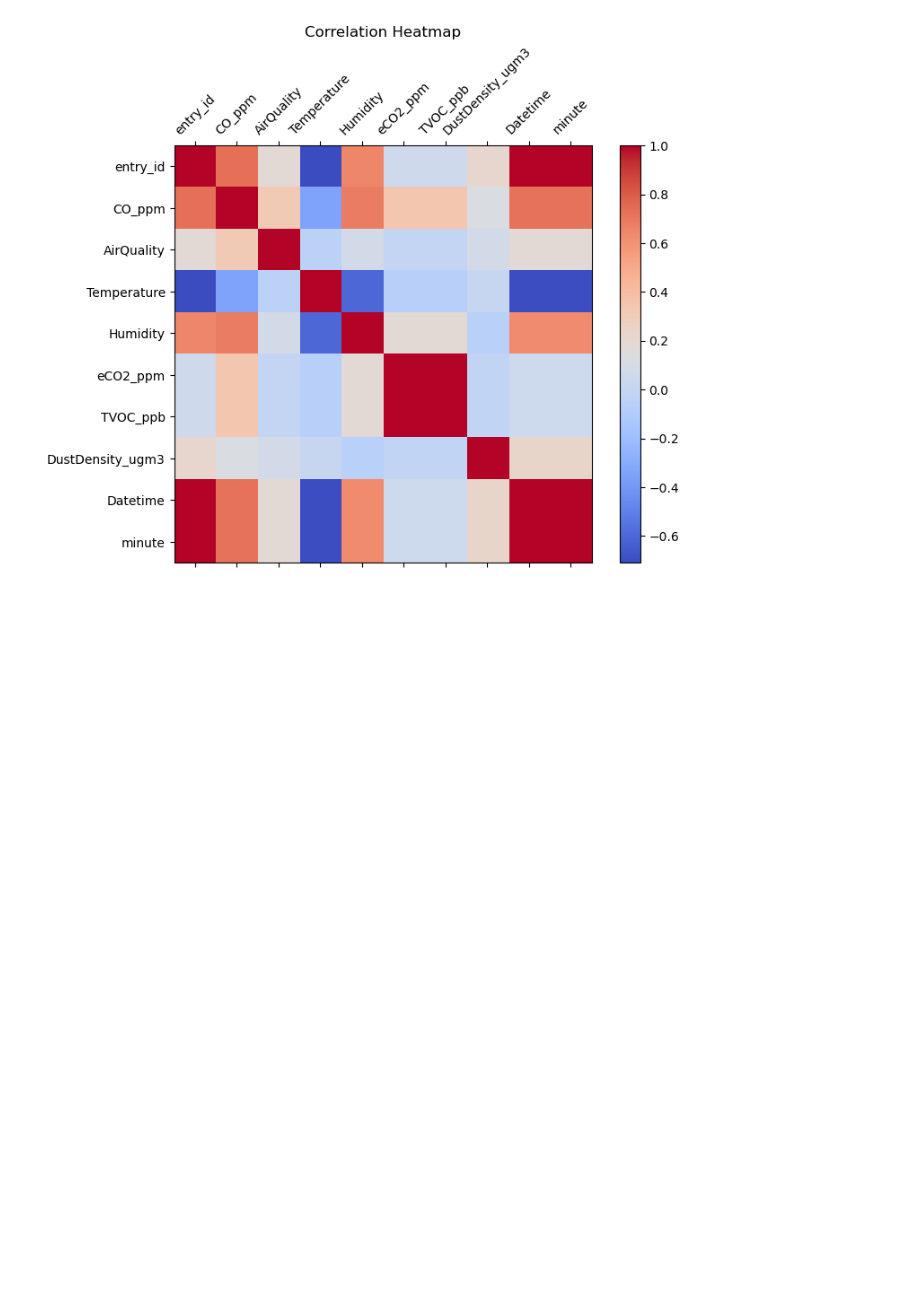
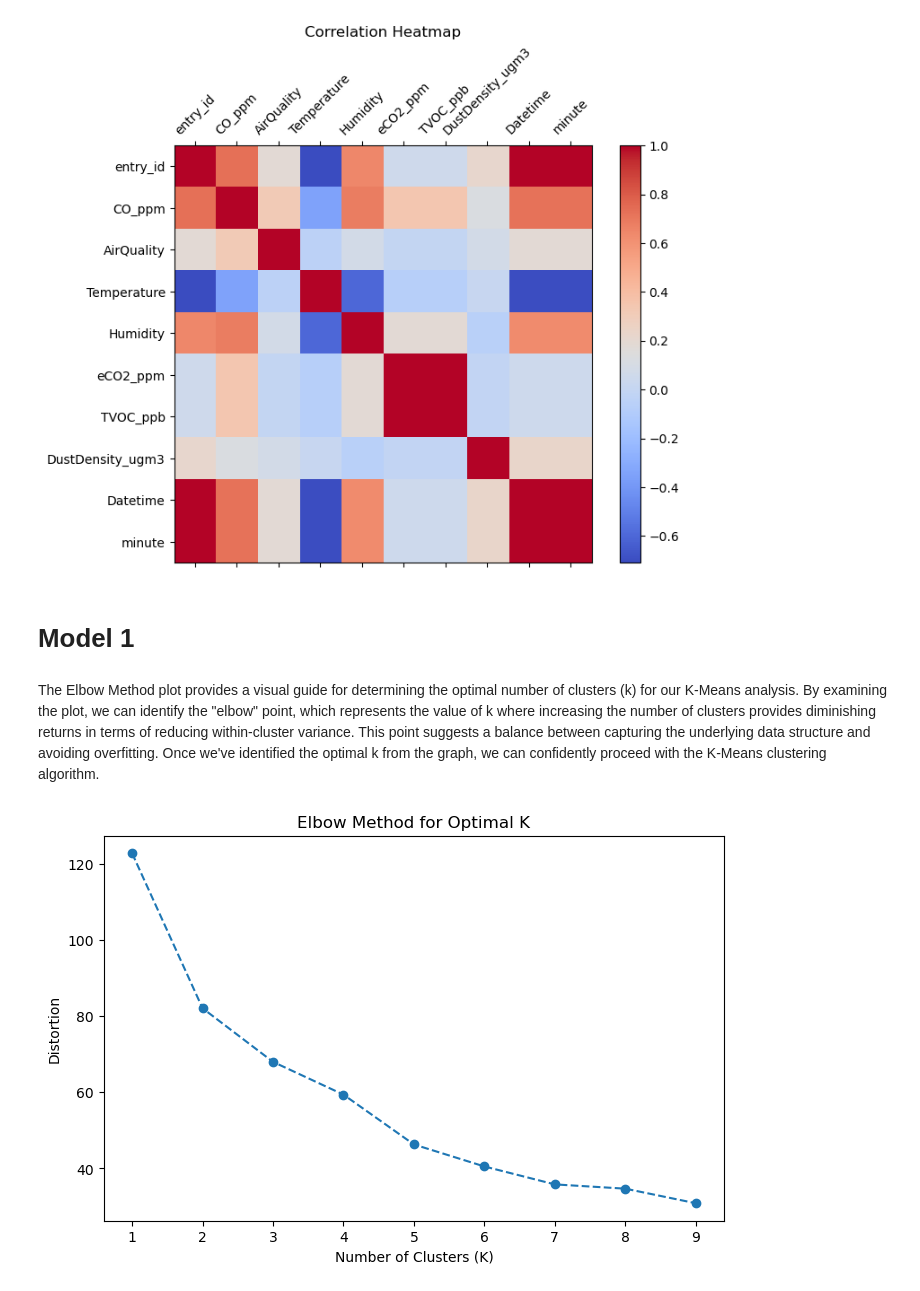
Before and after one commit to zacharyartman/aai530-group1, a Jupyter notebook: main.ipynb, the cells around one changed output. Saved outputs shown, nothing was run; the diff lists cells and outputs as text; code cells hidden in the pictures; blank space fills up the shorter version.

```diff
--- a/main.ipynb
+++ b/main.ipynb
@@ -208,3 +214,29 @@ plt.title('Correlation Heatmap')
 plt.show()
 # %% [output]
 [figure]
+# %% [markdown]
+# Model 1
+# %% [markdown]
+The Elbow Method plot provides a visual guide for determining the optimal number of clusters (k) for our K-Means analysis.  By examining the plot, we can identify the "elbow" point, which represents the value of k where increasing the number of clusters provides diminishing returns in terms of reducing within-cluster variance.  This point suggests a balance between capturing the underlying data structure and avoiding overfitting.  Once we've identified the optimal k from the graph, we can confidently proceed with the K-Means clustering algorithm.
+# %%
+# Selecting relevant features for clustering
+features = ['CO_ppm', 'AirQuality', 'Temperature', 'Humidity', 'eCO2_ppm', 'TVOC_ppb', 'DustDensity_ugm3']
+X = df[features]
+
+# Finding the optimal number of clusters using the Elbow Method
+distortions = []
+K = range(1, 10)
+for k in K:
+    kmeans = KMeans(n_clusters=k, random_state=42, n_init=10)
+    kmeans.fit(X)
+    distortions.append(sum(np.min(cdist(X, kmeans.cluster_centers_, 'euclidean'), axis=1)) / X.shape[0])
+
+# Plotting the Elbow Method result
+plt.figure(figsize=(8, 5))
+plt.plot(K, distortions, marker='o', linestyle='--')
+plt.xlabel('Number of Clusters (K)')
+plt.ylabel('Distortion')
+plt.title('Elbow Method for Optimal K')
+plt.show()
+# %% [output]
+[figure, added]
```
Also changed, not shown: parts of 21 cells of this notebook, 1 other file.
